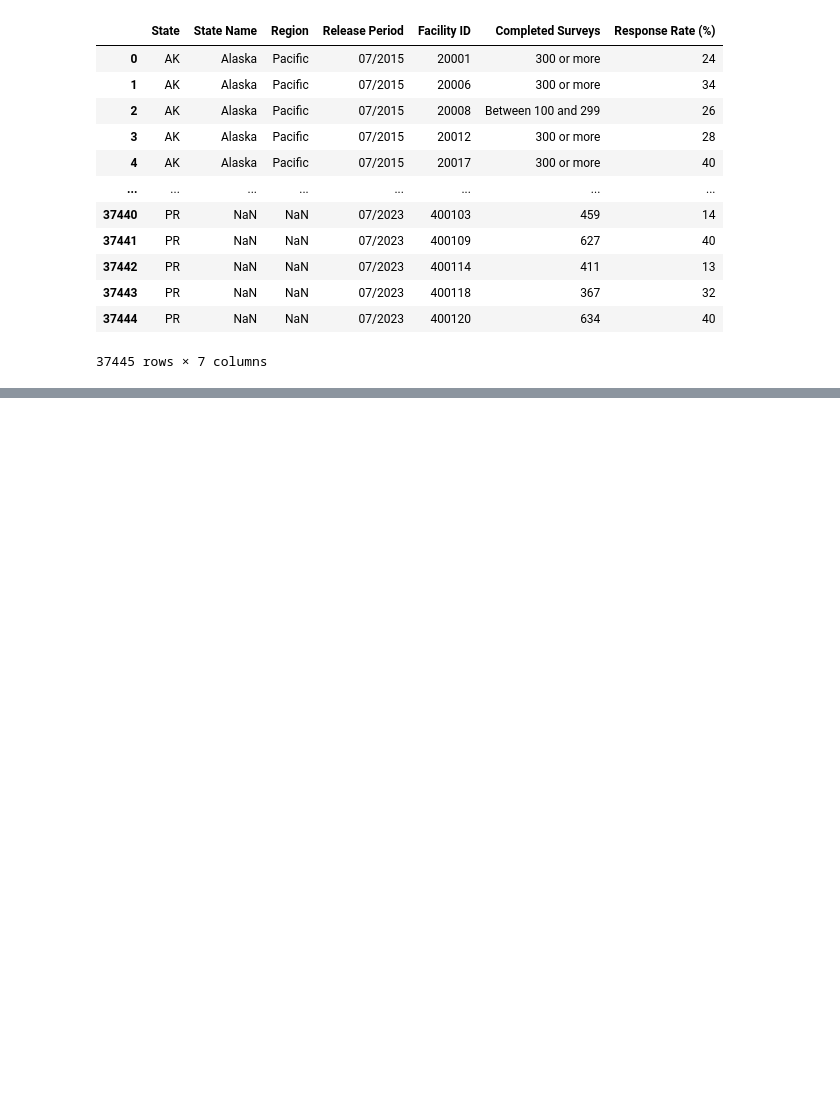
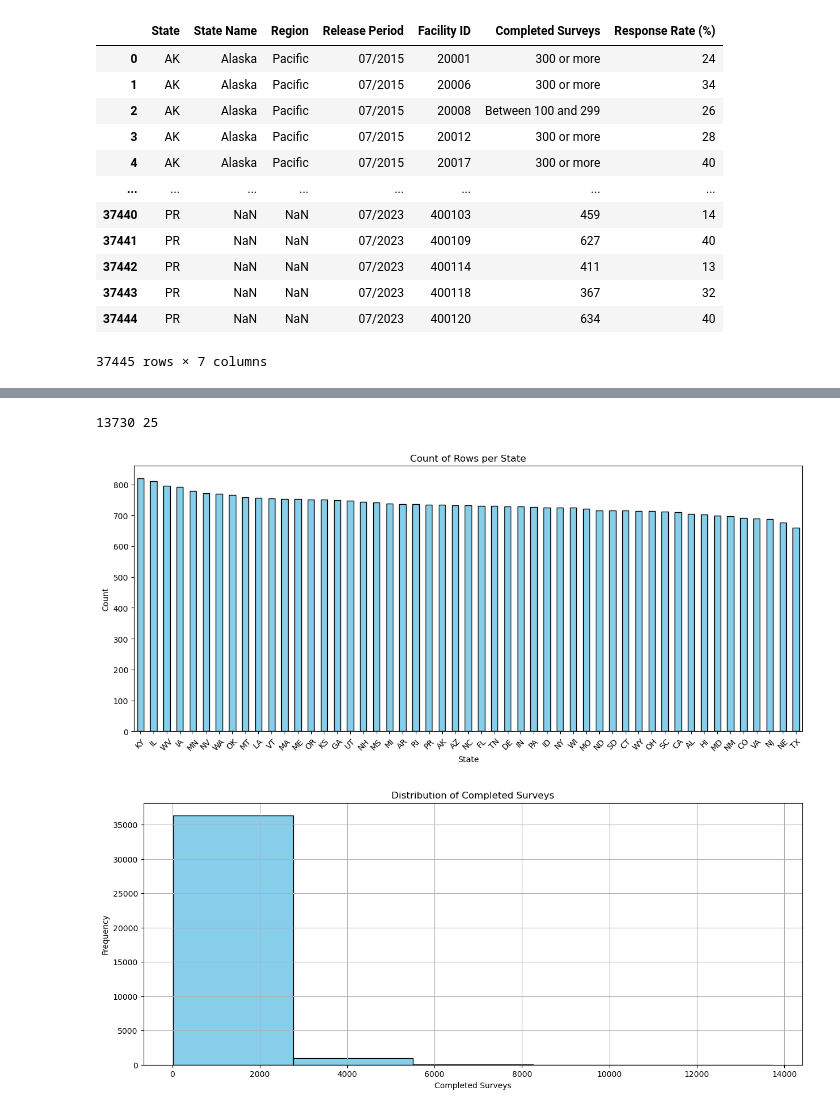
Before and after one commit to bluewallumich/EA-HCAHPS-Patient-Survey, a Jupyter notebook: HCAHPS_EA.ipynb, the cells around one changed output, grey strips where cells are left out. Saved outputs shown, nothing was run; the diff lists cells and outputs as text; code cells hidden in the pictures; blank space fills up the shorter version.

Commit message:
created some sample data to test

```diff
--- a/HCAHPS_EA.ipynb
+++ b/HCAHPS_EA.ipynb
@@ -179,3 +186,10 @@ response_merge_states
 | 37443 | PR | NaN | NaN | 07/2023 | 400118 | 367 | 32 |
 | 37444 | PR | NaN | NaN | 07/2023 | 400120 | 634 | 40 |
 37445 rows × 7 columns
+# %%
+response_merge_states['Completed Surveys'].replace({"FEWER THAN 50": '25', "300 or more": '300',
+                                                   "Between 100 and 299":'250',"Fewer than 100":50}, inplace=True)
+# %%
+#convert Completed Surveys string to int64
+response_merge_states['Completed Surveys'] = response_merge_states['Completed Surveys'].astype(np.int64)
+response_merge_states.head()
@@ -181,0 +203,44 @@ response_merge_states
+# %%
+max_surveys = response_merge_states['Completed Surveys'].max()
+min_survyes = response_merge_states['Completed Surveys'].min()
+print(max_surveys,min_survyes)
+# %% [output]
+13730 25
+# %%
+# Generate sample data
+np.random.seed(42)  # to get consistent results
+num_rows = 37445
+
+states = ['AL', 'AK', 'AZ', 'AR', 'CA', 'CO', 'CT', 'DE', 'FL', 'GA',
+          'HI', 'ID', 'IL', 'IN', 'IA', 'KS', 'KY', 'LA', 'ME', 'MD',
+          'MA', 'MI', 'MN', 'MS', 'MO', 'MT', 'NE', 'NV', 'NH', 'NJ',
+          'NM', 'NY', 'NC', 'ND', 'OH', 'OK', 'OR', 'PA', 'RI', 'SC',
+          'SD', 'TN', 'TX', 'UT', 'VT', 'VA', 'WA', 'WV', 'WI', 'WY','PR']
+
+sample_states = np.random.choice(states, num_rows)
+sample_surveys = np.random.randint(25, 13731, num_rows)
+
+df = pd.DataFrame({
+    'state': sample_states,
+    'completed_surveys': sample_surveys
+})
+
+# Bar plot for 'state'
+plt.figure(figsize=(15,6))
+df['state'].value_counts().plot(kind='bar', color='skyblue', edgecolor='black')
+plt.title('Count of Rows per State')
+plt.xlabel('State')
+plt.ylabel('Count')
+plt.xticks(rotation=45)
+plt.show()
+
+# Histogram for 'completed_surveys'
+plt.figure(figsize=(15,6))
+response_merge_states['Completed Surveys'].hist(bins=5, color='skyblue', edgecolor='black')
+plt.title('Distribution of Completed Surveys')
+plt.xlabel('Completed Surveys')
+plt.ylabel('Frequency')
+plt.show()
+# %% [output]
+[figure, added]
+[figure, added]
```
Also changed, not shown: parts of 9 cells of this notebook, 3 other files.
